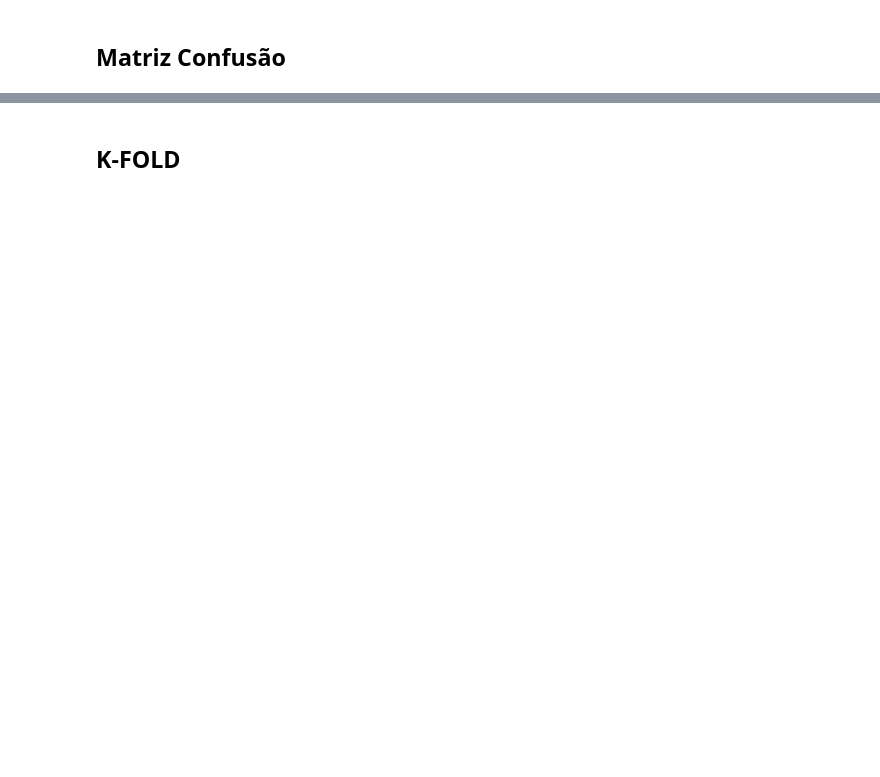
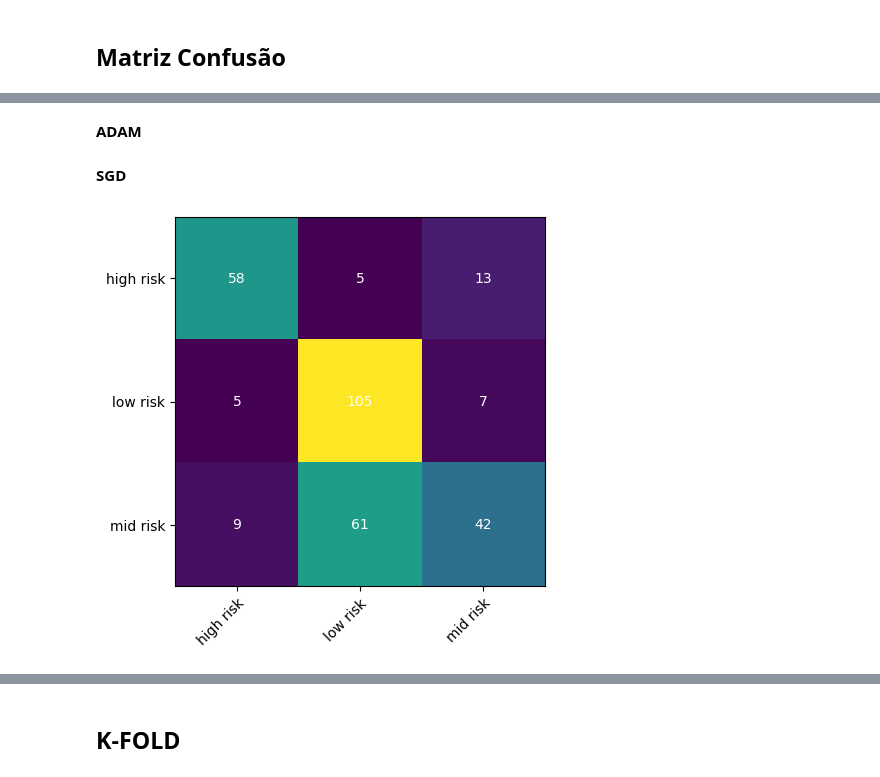
Before and after one commit to jo-alves01/rna-aa3, a Jupyter notebook: rna_mhr-carlos.ipynb, the cells around one changed output, grey strips where cells are left out. Saved outputs shown, nothing was run; the diff lists cells and outputs as text; code cells hidden in the pictures; blank space fills up the shorter version.

```diff
--- a/rna_mhr-carlos.ipynb
+++ b/rna_mhr-carlos.ipynb
@@ -229,12 +253,12 @@ X_test_norm = (X_test - X_test.min(axis=0))/(X_test.max(axis=0) - X_test.min(axi
 # %% [markdown]
 ## GridSearch
 # %%
-scoring_ = "recall_micro"
+scoring_ = "recall_macro"
 epochs = [300]
 hidden_layer_sizes = [
     (1,1), (5, 3), (3, 5), (4, 4), (2, 6), (6, 2), (6, 6),
     (5, 7), (4, 8), (8, 4),(9, 3), (3, 9), (2, 10), (10, 2),
-    (1, 11), (11, 1),
+    (24,32), (28, 28)
 ]
 activation = ["relu", "logistic"]
 solver = ["adam", "sgd"]
@@ -420,0 +402,8 @@ print('Revocação para MLP3: ', recall_score(y_test, test_predictions3,average=
+# %% [markdown]
+**ADAM**
+# %%
+adam_01 = mlp_adam_01.fit(X_train_norm, y_train)
+adam_02 = mlp_adam_02.fit(X_train_norm, y_train)
+adam_03 = mlp_adam_03.fit(X_train_norm, y_train)
+# %% [markdown]
+**SGD**
@@ -420,0 +414,6 @@ print('Revocação para MLP3: ', recall_score(y_test, test_predictions3,average=
+# %%
+adam_01_pred = adam_01.predict(X_test_norm)
+adam_01_cf = confusion_matrix(y_test, adam_01_pred)
+plot_cf(adam_01_cf)
+# %% [output]
+[figure, added]
```
Also changed, not shown: parts of 32 cells of this notebook.
